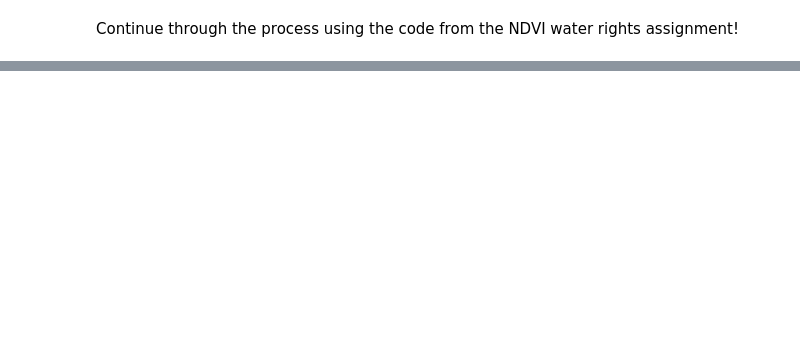
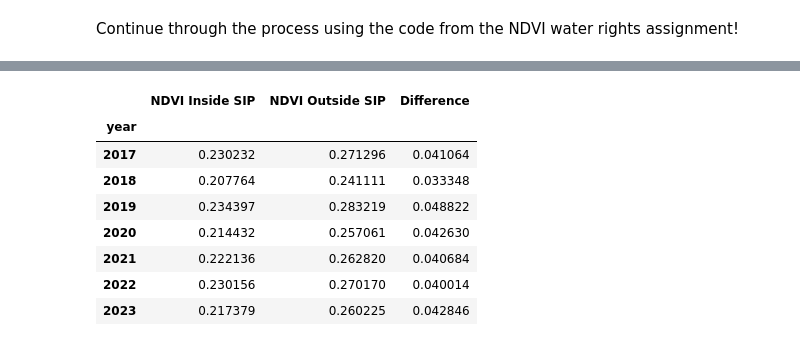
Before and after one commit to earthlab-education/04-vegetation-bwhoa2299, a Jupyter notebook: notebooks/demo_download_ndvi_for_polygon.ipynb, the cells around one changed output, grey strips where cells are left out. Cells and saved outputs as stored; diff of their text form; code cells hidden in the pictures; blank space fills up the shorter version.

```diff
--- a/notebooks/demo_download_ndvi_for_polygon.ipynb
+++ b/notebooks/demo_download_ndvi_for_polygon.ipynb
@@ -127,0 +243,7 @@ Continue through the process using the code from the NDVI water rights assignmen
+# %%
+# Clip NDVI data to both inside and outside the boundary
+ndvi_inside = da.rio.clip(sip_gdf.geometry, from_disk=True)
+print(ndvi_inside)
+
+ndvi_outside = da.rio.clip(outside_sip_gdf.geometry, from_disk=True)
+print(ndvi_outside)
@@ -127,0 +271,13 @@ Continue through the process using the code from the NDVI water rights assignmen
+# %%
+# Compute mean annual July NDVI
+july_ndvi_inside_df = (ndvi_inside
+                       .groupby(ndvi_inside.date.dt.year)
+                       .mean(...)
+                       .NDVI.to_dataframe())
+print('Mean NDVI inside SIP\n', july_ndvi_inside_df.head())
+
+july_ndvi_outside_df = (ndvi_outside
+                       .groupby(ndvi_outside.date.dt.year)
+                       .mean(...)
+                       .NDVI.to_dataframe())
+print('Mean NDVI outside SIP\n', july_ndvi_outside_df.head())
@@ -127,0 +301,7 @@ Continue through the process using the code from the NDVI water rights assignmen
+# %%
+# Join inside and outside SIP df and rename columns
+july_ndvi_df = (july_ndvi_inside_df[['NDVI']]
+                .join(july_ndvi_outside_df[['NDVI']],
+                      lsuffix=' Inside SIP',
+                      rsuffix=' Outside SIP'))
+july_ndvi_df
@@ -127,0 +323,15 @@ Continue through the process using the code from the NDVI water rights assignmen
+# %%
+# Plot difference inside and outside the boundary
+july_ndvi_df['Difference'] = (july_ndvi_df['NDVI Outside SIP']
+                              - july_ndvi_df['NDVI Inside SIP'])
+july_ndvi_df
+# %% [output]
+|  | NDVI Inside SIP | NDVI Outside SIP | Difference |
+| year |  |  |  |
+| 2017 | 0.230232 | 0.271296 | 0.041064 |
+| 2018 | 0.207764 | 0.241111 | 0.033348 |
+| 2019 | 0.234397 | 0.283219 | 0.048822 |
+| 2020 | 0.214432 | 0.257061 | 0.042630 |
+| 2021 | 0.222136 | 0.262820 | 0.040684 |
+| 2022 | 0.230156 | 0.270170 | 0.040014 |
+| 2023 | 0.217379 | 0.260225 | 0.042846 |
```
Also changed, not shown: parts of 12 cells of this notebook, 1 other file.
